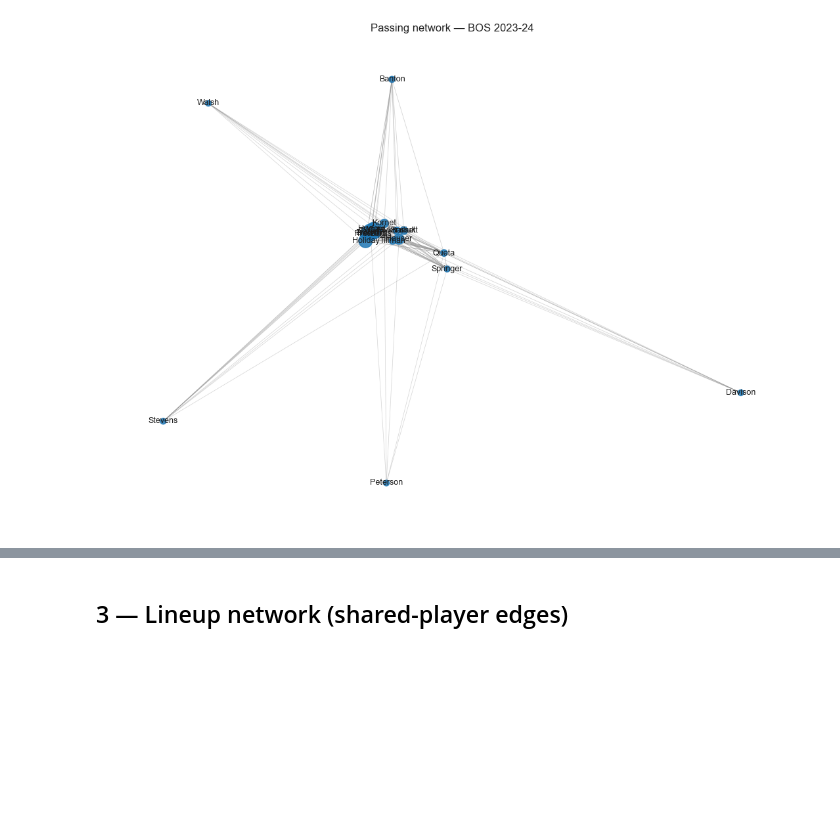
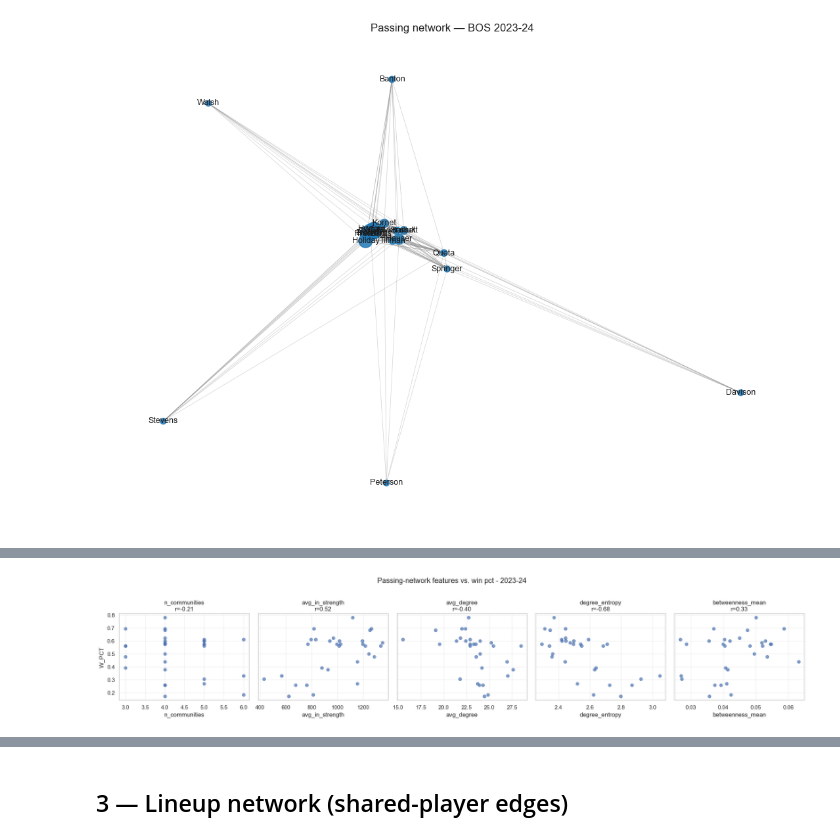
Before and after one commit to isaacvm98/nba_graph_strat, a Jupyter notebook: notebooks/explore.ipynb, the cells around one changed output, grey strips where cells are left out. Drawn from its saved outputs; the diff is of its cells as text; code cells hidden in the pictures; blank space fills up the shorter version.

```diff
--- a/notebooks/explore.ipynb
+++ b/notebooks/explore.ipynb
@@ -82,0 +258,28 @@ plt.tight_layout()
+# %%
+# Node-level: inflow / outflow / centralities. Use raw weights for strength;
+# inverse weights for betweenness (shortest-path on "costs").
+g_raw = passing_graph(SEASON, TEAM, weight_mode="raw")
+g_inv = passing_graph(SEASON, TEAM, weight_mode="inverse")
+comms = louvain_partition(g_inv, seed=0)
+comm_of = {n: i for i, c in enumerate(comms) for n in c}
+
+betw = nx.betweenness_centrality(g_inv, weight="weight", normalized=True)
+# PageRank is the directed-graph-native analogue of eigenvector centrality —
+# robust on non-strongly-connected graphs where eigenvector_centrality_numpy fails.
+pr = nx.pagerank(g_raw, weight="weight", alpha=0.85)
+
+node_df = pd.DataFrame([
+    {
+        "player": g_raw.nodes[n]["name"],
+        "community": comm_of.get(n, -1),
+        "in_strength": g_raw.in_degree(n, weight="weight"),
+        "out_strength": g_raw.out_degree(n, weight="weight"),
+        "degree": g_raw.degree(n),
+        "betweenness": betw.get(n, 0.0),
+        "pagerank": pr.get(n, 0.0),
+    }
+    for n in g_raw.nodes
+]).sort_values("in_strength", ascending=False).reset_index(drop=True)
+
+print("Yang hypothesis check: offensive core = highest inflow")
+display(node_df.head(10))
@@ -82,0 +389,19 @@ plt.tight_layout()
+# %%
+# Hypothesis scatter: does each feature track win pct?
+features = ["n_communities", "avg_in_strength", "avg_degree",
+            "degree_entropy", "betweenness_mean"]
+fig, axes = plt.subplots(1, len(features), figsize=(4 * len(features), 4), sharey=True)
+for ax, feat in zip(axes, features):
+    ax.scatter(team_df[feat], team_df["W_PCT"], alpha=0.7)
+    if team_df[feat].notna().sum() > 2:
+        corr = team_df[[feat, "W_PCT"]].corr().iloc[0, 1]
+        ax.set_title(f"{feat}\nr={corr:.2f}")
+    else:
+        ax.set_title(feat)
+    ax.set_xlabel(feat)
+    ax.grid(alpha=0.3)
+axes[0].set_ylabel("W_PCT")
+fig.suptitle(f"Passing-network features vs. win pct - {SEASON}", y=1.02)
+plt.tight_layout()
+# %% [output]
+[figure, added]
```
Also changed, not shown: parts of 34 cells of this notebook, 10 other files.
